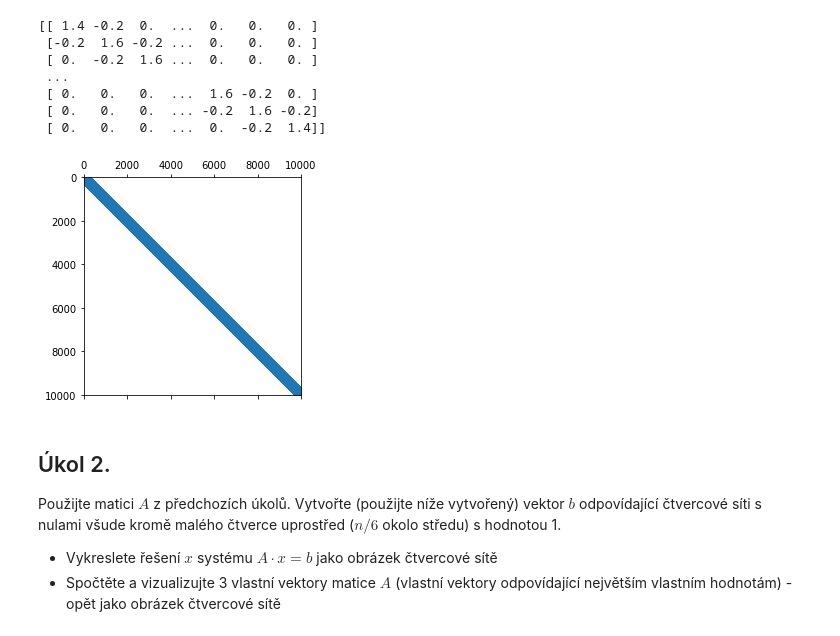
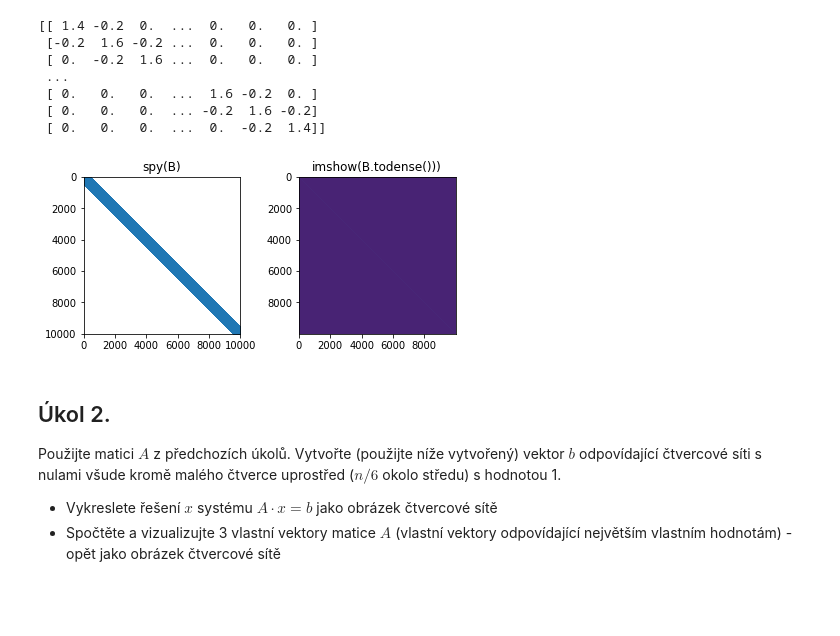
Before and after one commit to TAB0048/vvp-DU, a Jupyter notebook: DU5/DU5.ipynb, the cells around one changed output. Cells and saved outputs as stored; diff of their text form; code cells hidden in the pictures; blank space fills up the shorter version.

```diff
--- a/DU5/DU5.ipynb
+++ b/DU5/DU5.ipynb
@@ -100,5 +111,7 @@ plt.show()
 # %%
-B = sparse_lil_net(n = 100, epsilon = 2e-1)
+n = 100
+epsilon = 2e-1
+B = sparse_lil_net(n, epsilon)
 print(B.todense())
 # %% [output]
 [[ 1.4 -0.2  0.  ...  0.   0.   0. ]
@@ -108,14 +121,23 @@ print(B.todense())
  [ 0.   0.   0.  ...  1.6 -0.2  0. ]
  [ 0.   0.   0.  ... -0.2  1.6 -0.2]
  [ 0.   0.   0.  ...  0.  -0.2  1.4]]
-# %%
-plt.figure()
-plt.spy(B, markersize=5)
-plt.xlim(-1, 100*100)
-plt.ylim(100*100, -1)
-plt.show()
-# %% [output]
-[figure, removed]
+# %%
+fig, axes = plt.subplots(1, 2)
+
+# almost nothing is visible with imshow, that's why we plot woth with imshow and spy
+axes[0].spy(B, markersize=5)
+axes[0].set_xlim(-1, n * n)
+axes[0].set_ylim(n * n, -1)
+axes[0].set_title("spy(B)")
+axes[0].xaxis.set_ticks_position('bottom')
+
+axes[1].imshow(B.todense())
+axes[1].set_title("imshow(B.todense()))")
+
+plt.tight_layout()
+plt.show()
+# %% [output]
+[figure, added]
 # %% [markdown]
 ## Úkol 2.
 
```
Also changed, not shown: parts of 5 cells of this notebook.
